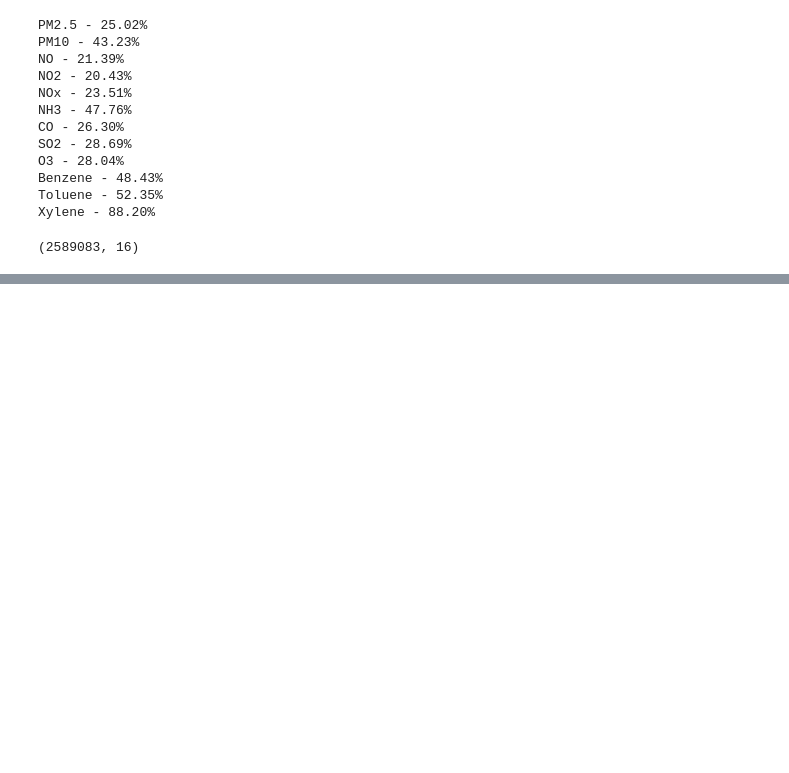
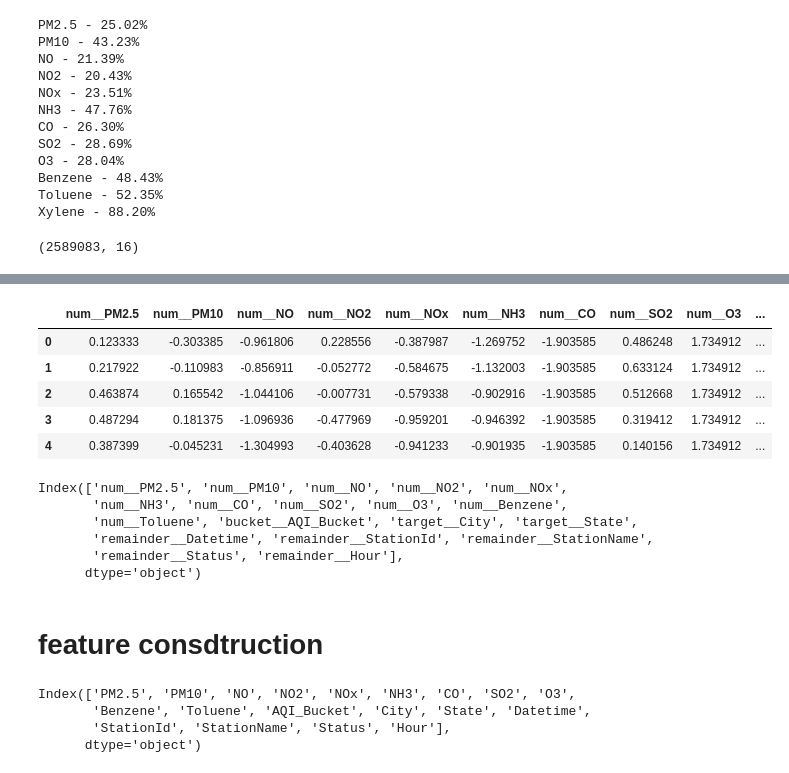
Before and after one commit to Ayush301077/AyushSoniEDA, a Jupyter notebook: AyushSoniHRAnalyticsEDA.ipynb, the cells around one changed output, grey strips where cells are left out. Cells and saved outputs as stored; diff of their text form; code cells hidden in the pictures; blank space fills up the shorter version.

```diff
--- a/AyushSoniHRAnalyticsEDA.ipynb
+++ b/AyushSoniHRAnalyticsEDA.ipynb
@@ -683,0 +1109,2 @@ station_hour.shape
+# %%
+pollutants.remove('AQI')
@@ -683,0 +1116,16 @@ station_hour.shape
+# %%
+processor = ColumnTransformer(
+    transformers=[
+        ('num', StandardScaler(), pollutants),
+
+        ('bucket',
+         OrdinalEncoder(categories=[[
+             'Good','Satisfactory','Moderate','Poor','Very Poor','Severe'
+         ]]),
+         ['AQI_Bucket']
+        ),
+
+        ('target', TargetEncoder(), ['City','State'])
+    ],
+    remainder='passthrough'
+)
@@ -683,0 +1145,19 @@ station_hour.shape
+# %%
+df = pd.DataFrame(X_processed,index=X.index,columns=processor.get_feature_names_out())
+df.head()
+# %% [output]
+|  | num__PM2.5 | num__PM10 | num__NO | num__NO2 | num__NOx | num__NH3 | num__CO | num__SO2 | num__O3 | ... |
+| 0 | 0.123333 | -0.303385 | -0.961806 | 0.228556 | -0.387987 | -1.269752 | -1.903585 | 0.486248 | 1.734912 | ... |
+| 1 | 0.217922 | -0.110983 | -0.856911 | -0.052772 | -0.584675 | -1.132003 | -1.903585 | 0.633124 | 1.734912 | ... |
+| 2 | 0.463874 | 0.165542 | -1.044106 | -0.007731 | -0.579338 | -0.902916 | -1.903585 | 0.512668 | 1.734912 | ... |
+| 3 | 0.487294 | 0.181375 | -1.096936 | -0.477969 | -0.959201 | -0.946392 | -1.903585 | 0.319412 | 1.734912 | ... |
+| 4 | 0.387399 | -0.045231 | -1.304993 | -0.403628 | -0.941233 | -0.901935 | -1.903585 | 0.140156 | 1.734912 | ... |
+# %%
+df.columns
+# %% [output]
+Index(['num__PM2.5', 'num__PM10', 'num__NO', 'num__NO2', 'num__NOx',
+       'num__NH3', 'num__CO', 'num__SO2', 'num__O3', 'num__Benzene',
+       'num__Toluene', 'bucket__AQI_Bucket', 'target__City', 'target__State',
+       'remainder__Datetime', 'remainder__StationId', 'remainder__StationName',
+       'remainder__Status', 'remainder__Hour'],
+      dtype='object')
@@ -683,0 +1168,2 @@ station_hour.shape
+# %% [markdown]
+# feature consdtruction
@@ -683,0 +1175,7 @@ station_hour.shape
+# %%
+df.columns
+# %% [output]
+Index(['PM2.5', 'PM10', 'NO', 'NO2', 'NOx', 'NH3', 'CO', 'SO2', 'O3',
+       'Benzene', 'Toluene', 'AQI_Bucket', 'City', 'State', 'Datetime',
+       'StationId', 'StationName', 'Status', 'Hour'],
+      dtype='object')
```
Also changed, not shown: parts of 49 cells of this notebook, 1 other file.
